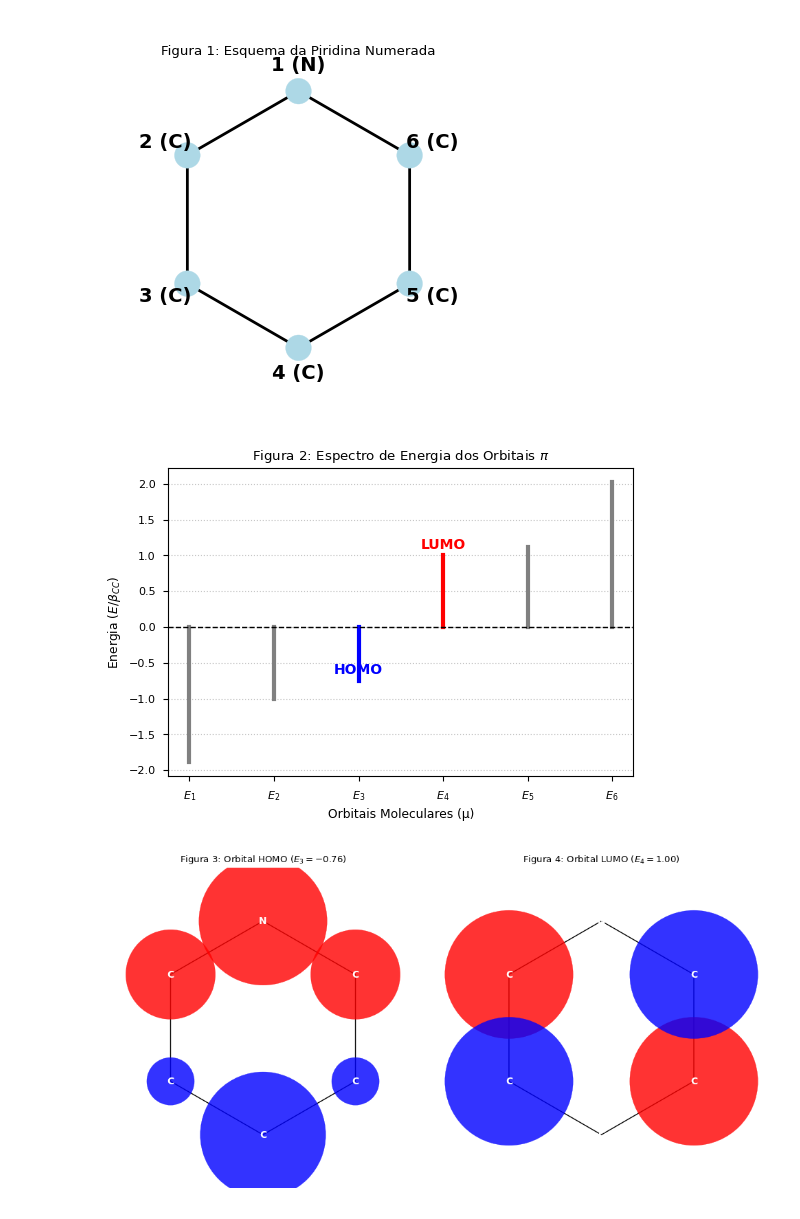
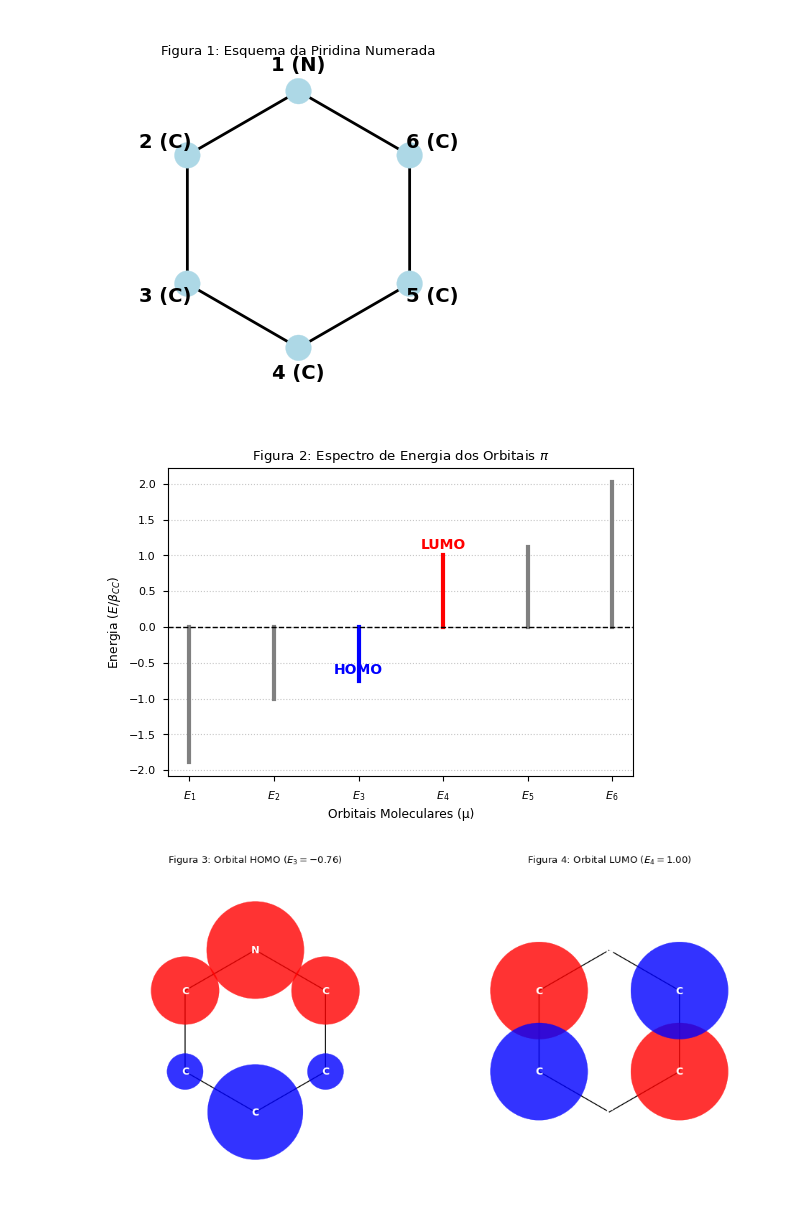
Before and after one commit to Selson7Junior/ARTIGO, a Jupyter notebook: ARTIGO.ipynb, the cells around one changed output. Cells and saved outputs as stored; diff of their text form; code cells hidden in the pictures.

```diff
--- a/ARTIGO.ipynb
+++ b/ARTIGO.ipynb
@@ -187,8 +189,9 @@ def plot_orbital_map(ax, title, positions, coefficients):
         label = 'N' if i == 0 else 'C'
         ax.text(pos[0], pos[1], label, ha='center', va='center', color='white', weight='bold', fontsize=10)
 
-    ax.set_xlim(-1.5, 1.5)
-    ax.set_ylim(-1.5, 1.5)
+    margin = 0.01
+    ax.set_xlim(positions[:,0].min() - 1 - margin, positions[:,0].max() + 1 + margin)
+    ax.set_ylim(positions[:,1].min() - 1 - margin, positions[:,1].max() + 1 + margin)
     ax.set_title(title)
 
 # Figura 3 e 4: Mapas HOMO e LUMO
@@ -200,31 +203,31 @@ plot_orbital_map(ax3, f"Figura 3: Orbital HOMO ($E_{homo_index+1}={homo_energy:.
 
 # Mapa LUMO
 lumo_coeffs = eigenvectors[:, lumo_index]
 plot_orbital_map(ax4, f"Figura 4: Orbital LUMO ($E_{lumo_index+1}={lumo_energy:.2f}$)", positions, lumo_coeffs)
 
 plt.tight_layout()
 plt.savefig("mapas_homo_lumo.png", dpi=300, bbox_inches='tight')
 print("Figuras 3 e 4 (mapas_homo_lumo.png) salvas.")
 
 plt.show() # Mostra as figuras na tela
 # %% [output]
 --- Matriz Hamiltoniana (H) ---
 [[ 0.5 -0.9  0.   0.   0.  -0.9]
  [-0.9  0.  -1.   0.   0.   0. ]
  [ 0.  -1.   0.  -1.   0.   0. ]
  [ 0.   0.  -1.   0.  -1.   0. ]
  [ 0.   0.   0.  -1.   0.  -1. ]
  [-0.9  0.   0.   0.  -1.   0. ]]
 -----------------------------------
 
 --- Tabela 1: Autovalores e Ocupações ---
 μ   | E_μ (em β_cc) | Ocupação
 ----|---------------|-----------
 ... (33 lines left out)
 
 Figura 1 (esquema_piridina.png) salva.
 Figura 2 (espectro_energia.png) salva.
 Figuras 3 e 4 (mapas_homo_lumo.png) salvas.
 [figure]
 [figure]
-[figure, old version]
+[figure, new version]
```
Also changed, not shown: parts of 3 cells of this notebook, 4 other files.
